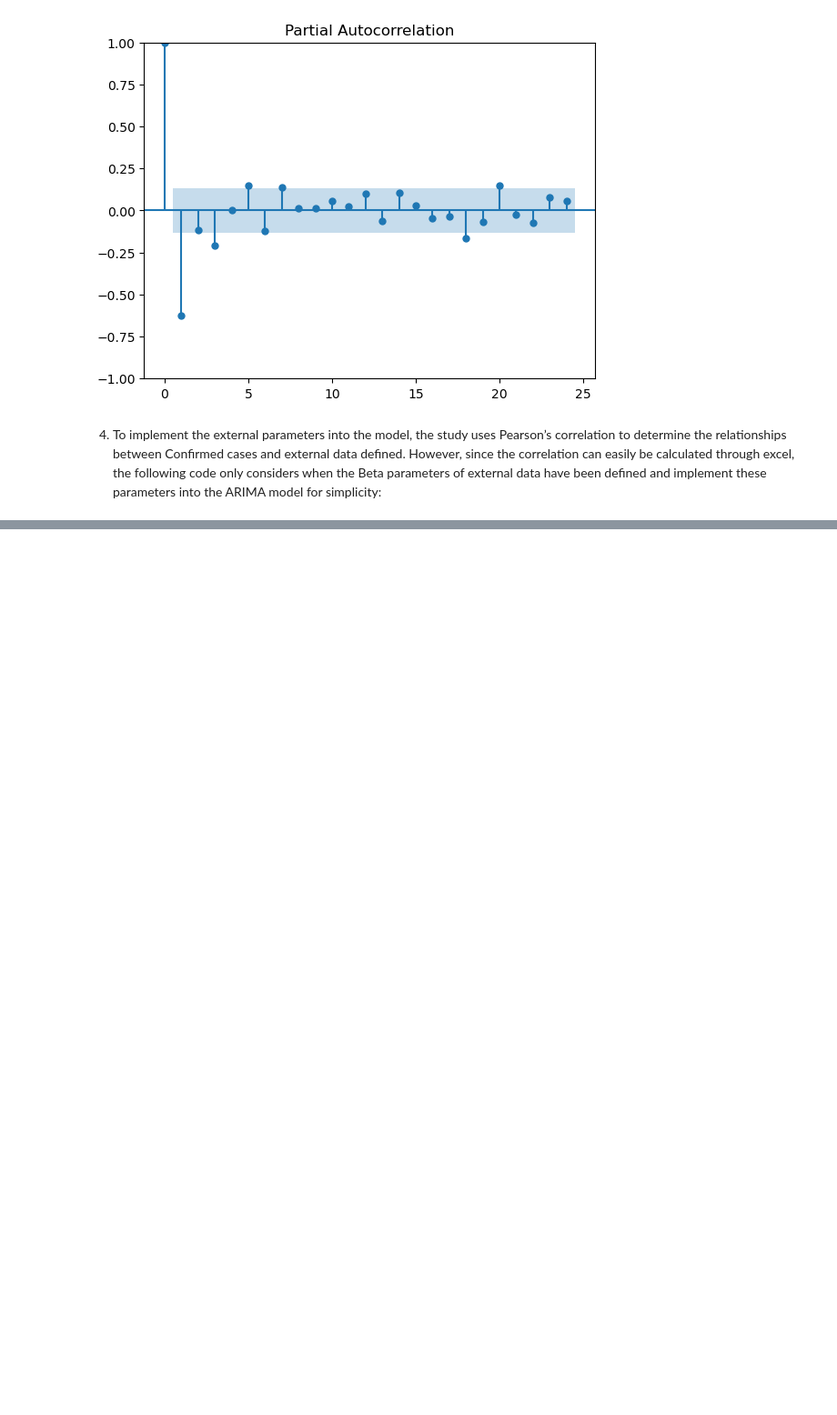
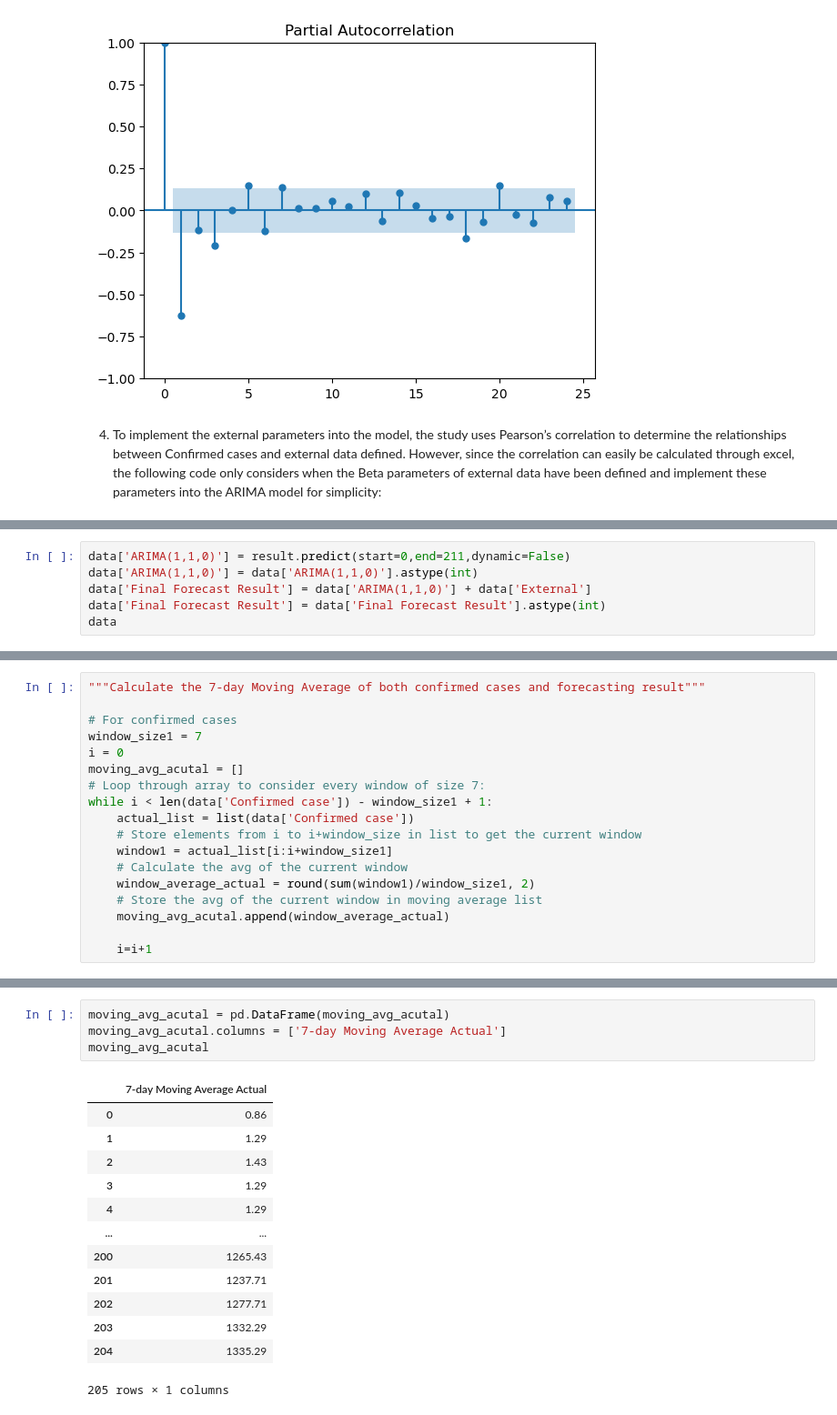
Before and after one commit to jesuisbin/Capstone-design_Modelling-the-spread-of-COVID19, a Jupyter notebook: process.ipynb, the cells around one changed output, grey strips where cells are left out. Shown at 91% size. Cells and saved outputs as stored; diff of their text form; blank space fills up the shorter version.

```diff
--- a/process.ipynb
+++ b/process.ipynb
@@ -133,0 +231,6 @@ pacf_plot = plot_pacf(data['1st Differencing'].dropna(),method='ywm')
+# %%
+data['ARIMA(1,1,0)'] = result.predict(start=0,end=211,dynamic=False)
+data['ARIMA(1,1,0)'] = data['ARIMA(1,1,0)'].astype(int)
+data['Final Forecast Result'] = data['ARIMA(1,1,0)'] + data['External']
+data['Final Forecast Result'] = data['Final Forecast Result'].astype(int)
+data
@@ -133,0 +288,18 @@ pacf_plot = plot_pacf(data['1st Differencing'].dropna(),method='ywm')
+# %%
+"""Calculate the 7-day Moving Average of both confirmed cases and forecasting result"""
+
+# For confirmed cases
+window_size1 = 7
+i = 0
+moving_avg_acutal = []
+# Loop through array to consider every window of size 7:
+while i < len(data['Confirmed case']) - window_size1 + 1:
+    actual_list = list(data['Confirmed case'])
+    # Store elements from i to i+window_size in list to get the current window
+    window1 = actual_list[i:i+window_size1]
+    # Calculate the avg of the current window
+    window_average_actual = round(sum(window1)/window_size1, 2)
+    # Store the avg of the current window in moving average list
+    moving_avg_acutal.append(window_average_actual)
+
+    i=i+1
@@ -133,0 +322,18 @@ pacf_plot = plot_pacf(data['1st Differencing'].dropna(),method='ywm')
+# %%
+moving_avg_acutal = pd.DataFrame(moving_avg_acutal)
+moving_avg_acutal.columns = ['7-day Moving Average Actual']
+moving_avg_acutal
+# %% [output]
+|  | 7-day Moving Average Actual |
+| 0 | 0.86 |
+| 1 | 1.29 |
+| 2 | 1.43 |
+| 3 | 1.29 |
+| 4 | 1.29 |
+| ... | ... |
+| 200 | 1265.43 |
+| 201 | 1237.71 |
+| 202 | 1277.71 |
+| 203 | 1332.29 |
+| 204 | 1335.29 |
+205 rows × 1 columns
```
Also changed, not shown: parts of 15 cells of this notebook.
